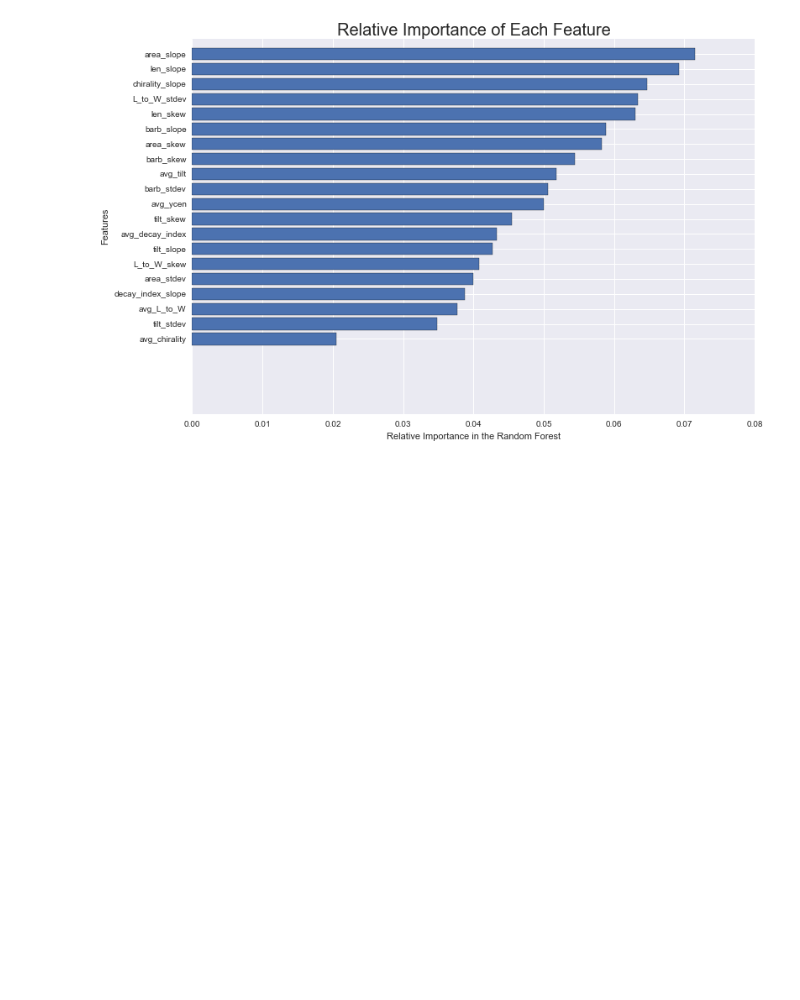
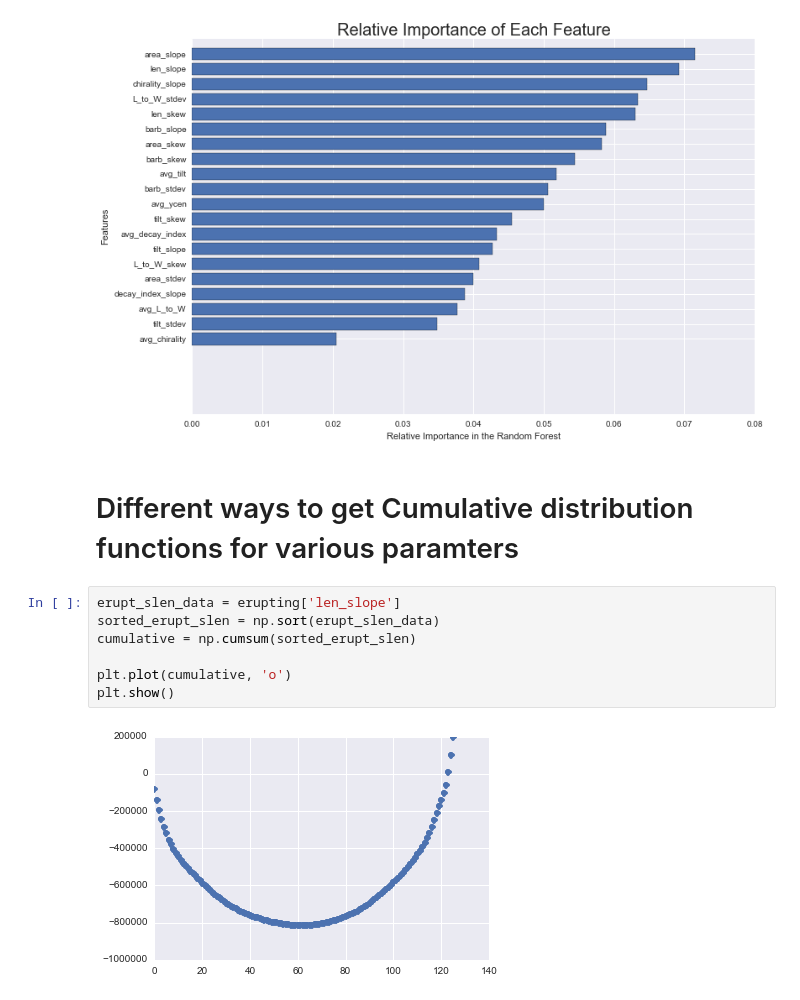
Before and after one commit to Nschanche/Filament_tracking, a Jupyter notebook: Filament_statistics.ipynb, the cells around one changed output. Drawn from its saved outputs; the diff is of its cells as text; blank space fills up the shorter version.

```diff
--- a/Filament_statistics.ipynb
+++ b/Filament_statistics.ipynb
@@ -753,3 +820,14 @@ plt.show()
 #plt.savefig('/Users/nschanch/Desktop/REU_2015/ipython_figures/feature_importances_limited.png')
 # %% [output]
 [figure]
+# %% [markdown]
+# Different ways to get Cumulative distribution functions for various paramters
+# %%
+erupt_slen_data = erupting['len_slope']
+sorted_erupt_slen = np.sort(erupt_slen_data)
+cumulative = np.cumsum(sorted_erupt_slen)
+
+plt.plot(cumulative, 'o')
+plt.show()
+# %% [output]
+[figure, added]
```
Also changed, not shown: parts of 26 cells of this notebook, 5 other files.
